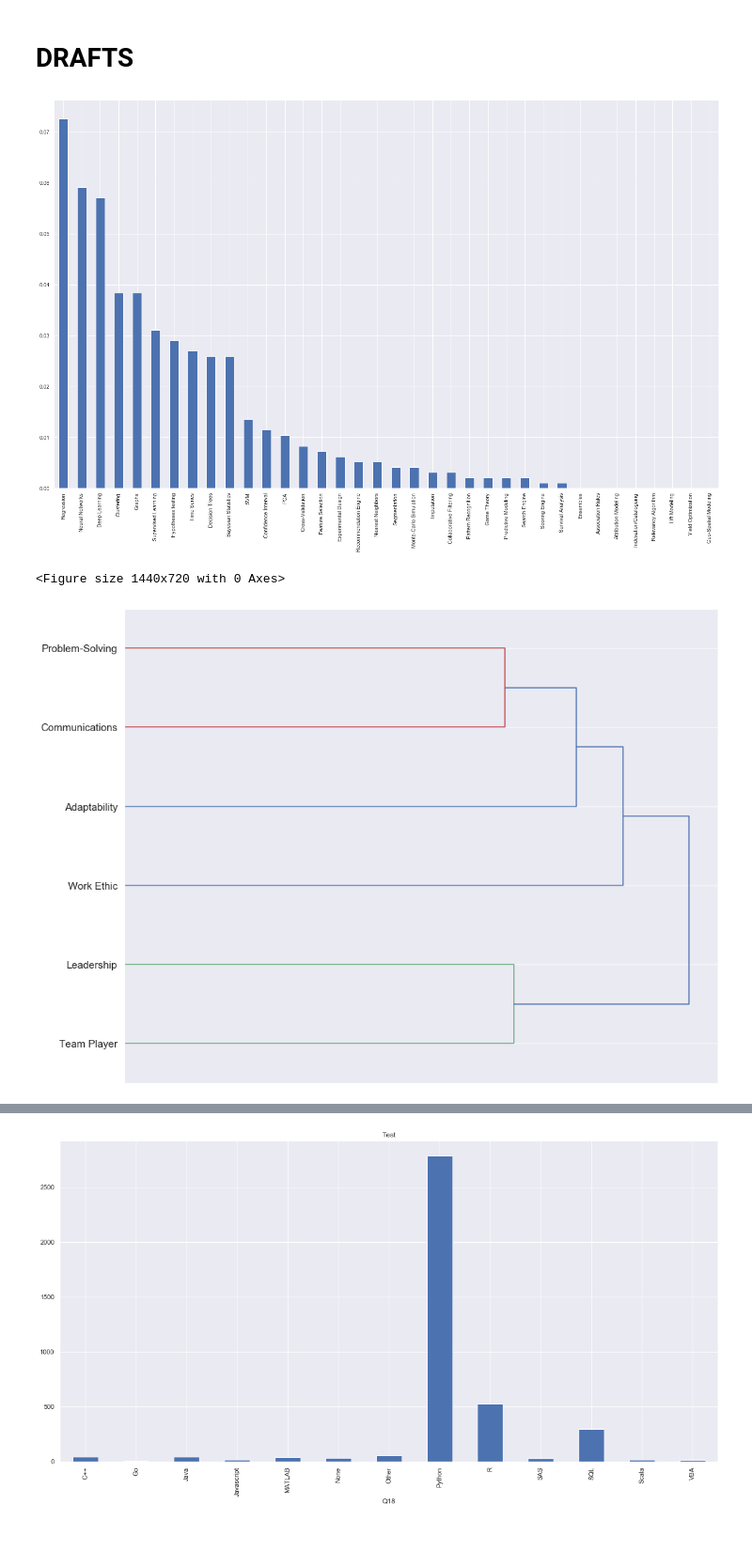
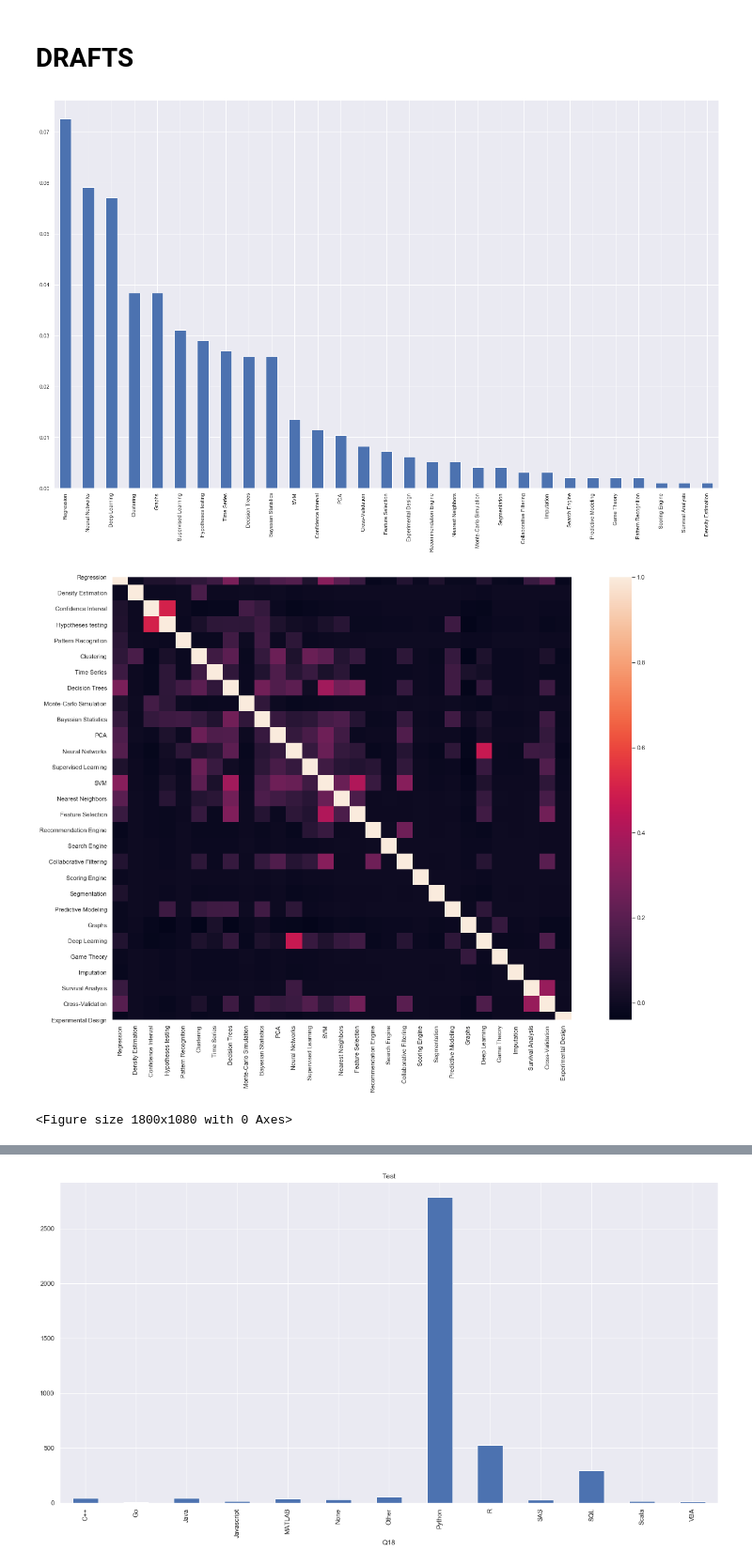
Before and after one commit to kai-wren/Intro2DS, a Jupyter notebook: Mykhaylo_Manukian_Project.ipynb, the cells around one changed output, grey strips where cells are left out. Shown at 94% size. Saved outputs shown, nothing was run; the diff lists cells and outputs as text; code cells hidden in the pictures; blank space fills up the shorter version.

Commit message:
Working on coursera skills

```diff
--- a/Mykhaylo_Manukian_Project.ipynb
+++ b/Mykhaylo_Manukian_Project.ipynb
@@ -54,10 +54,10 @@ job_ds.head()
 # %% [markdown]
 Loading datasets for different online courses from Coursera, Udemy and edX. Datasets provided by team mates Elizaveta and Kateryna. Since all data sources has own labels and different structure I will need to perform some renaming.
 # %%
-cousera_ds = pd.read_csv('https://raw.githubusercontent.com/kai-wren/Intro2DS/master/courses%20-%20cousera_cleaned_skills.csv',
+coursera_ds = pd.read_csv('https://raw.githubusercontent.com/kai-wren/Intro2DS/master/courses%20-%20cousera_cleaned_skills.csv',
                         header=None)
 
-cousera_ds = cousera_ds.rename(columns={0: 'Course Name', 1: 'Rating', 2: 'Provider', 3: 'Skills', 4: 'Link'})
+coursera_ds = coursera_ds.rename(columns={0: 'Course Name', 1: 'Rating', 2: 'Provider', 3: 'Skills', 4: 'Link'})
 
 udemy_ds = pd.read_csv('https://raw.githubusercontent.com/kai-wren/Intro2DS/master/courses%20-%20udemy_courses%20(1).csv',
                       header=None)
@@ -69,7 +69,7 @@ edx_ds = pd.read_csv('https://raw.githubusercontent.com/kai-wren/Intro2DS/master
 edx_ds = edx_ds.rename(columns={'url': 'Link', 'name': 'Course Name', 'Organization': 'Provider',
                                 'About this course': 'Skills', 'What you\'ll learn': 'Additional skills'})
 
-frames = [cousera_ds, udemy_ds, edx_ds]
+frames = [coursera_ds, udemy_ds, edx_ds]
 courses_ds = pd.concat(frames, sort=False)
 courses_ds = courses_ds.drop_duplicates() #dropping duplicates since those are exist in some datasets
 courses_ds.head()
@@ -152,14 +152,14 @@ def prepare_skills (key):
 
     if key == 'DS_algo':
         skills['Regression'] = ['linear regression', 'logistic regression', 'jackknife regression']
-#         skills['Density Estimation'] = ['density estimation']
+        skills['Density Estimation'] = ['density estimation']
         skills['Confidence Interval'] = ['confidence interval']
         skills['Hypotheses testing'] = ['test of hypotheses', 'hypothesis testing']
         skills['Pattern Recognition'] = ['pattern recognition']
         skills['Clustering'] = ['clustering']
         skills['Time Series'] = ['time series']
         skills['Decision Trees'] = ['decision tree']
-#         skills['Random Numbers'] = ['random numbers']
+        skills['Random Numbers'] = ['random numbers']
         skills['Monte-Carlo Simulation'] = ['monte-carlo simulation', 'monte-carlo', 'carlo']
         skills['Bayesian Statistics'] = ['bayesian statistics', 'bayes', 'bayesian method', 'naive bayes']
         skills['PCA'] = ['principal component analysis', 'pca']
@@ -175,8 +175,8 @@ def prepare_skills (key):
         skills['Search Engine'] = ['search engine']
         skills['Attribution Modeling'] = ['attribution modeling']
         skills['Collaborative Filtering'] = ['collaborative filtering']
-#         skills['Rule System'] = ['rule system', 'rules system']
-#         skills['Linkage Analysis'] = ['linkage analysis']
+        skills['Rule System'] = ['rule system', 'rules system']
+        skills['Linkage Analysis'] = ['linkage analysis']
         skills['Association Rules'] = ['association rules']
         skills['Scoring Engine'] = ['scoring engine', 'scoring']
         skills['Segmentation'] = ['segmentation']
@@ -186,11 +186,11 @@ def prepare_skills (key):
         skills['Game Theory'] = ['game theory']
         skills['Imputation'] = ['imputation']
         skills['Survival Analysis'] = ['survival analysis']
-#         skills['Arbitrage'] = ['arbitrage']
+        skills['Arbitrage'] = ['arbitrage']
         skills['Lift Modeling'] = ['lift modeling', 'lift']
         skills['Yield Optimization'] = ['yield optimization']
         skills['Cross-Validation'] = ['cross-validation', 'cross validation']
-#         skills['Model Fitting'] = ['model fitting', 'fit to model', 'model fit']
+        skills['Model Fitting'] = ['model fitting', 'fit to model', 'model fit']
         skills['Relevancy Algorithm'] = ['relevancy algorithm', 'relevancy']
         skills['Experimental Design'] = ['experimental design']
 
@@ -393,40 +397,41 @@ plt.show()
 [figure]
 # %% [markdown]
 # DRAFTS
-# %%
-ds_skills=prepare_skills('DS_algo')
-
-ds_courses_res=get_skills(courses_ds['Skills'].astype(dtype=str), ds_skills)
-
-ds_courses_df = pd.DataFrame(ds_courses_res).apply(pd.to_numeric)
-
-plt.figure(figsize=(25,15))
-ds_courses_df.mean().sort_values(ascending=False).plot.bar()
-plt.show()
-# %% [output]
-[figure, removed]
 # %%
-plt.figure(figsize=(20,10))
-# sns.pairplot(df.apply(pd.to_numeric)[df.apply(pd.to_numeric) < df.apply(pd.to_numeric).mean()].corr())
+ds_skills=prepare_skills('DS_algo')
+
+ds_courses_res=get_skills(courses_ds['Skills'].astype(dtype=str), ds_skills)
+
+ds_courses_df = pd.DataFrame(ds_courses_res).apply(pd.to_numeric)
+
+ds_courses_df = ds_courses_df[ds_courses_df.columns[ds_courses_df.sum() != 0]]
+
+plt.figure(figsize=(25,15))
+ds_courses_df.mean().sort_values(ascending=False).plot.bar()
 plt.show()
 
-mean = np.mean(df.apply(pd.to_numeric).mean())
-reduced_df = df.apply(pd.to_numeric)
-# .drop(reduced_df.mean() < mean)
+# ds_courses_threshold = np.quantile(soft_df.mean(), 0.25)
 
-reduced_df1 = reduced_df[reduced_df.columns[reduced_df.mean() > mean]]
 
-# reduced_df1.mean().sort_values(ascending=False).plot.bar()
+plt.figure(figsize=(25,15))
+cor = ds_courses_df.corr() #Calculate the correlation of the above variables
+sns.heatmap(cor, square = True) #Plot the correlation as heat map
+plt.show()
 
-# fig = plt.figure(figsize=(30,16))
-# ax1 = fig.add_axes([0.1,0.1,0.4,0.6])
-# X=reduced_df1.corr()
-# Z=sch.linkage(X, 'ward')
-# dend = sch.dendrogram(Z, orientation='right', leaf_font_size=15)
-# labels = X.index[dend['leaves']]
-# ax1.set_xticks([])
-# ax1.set_yticklabels(labels)
-# plt.show()
+plt.figure(figsize=(25,15))
+sns.clustermap(ds_courses_df.corr(), method="single", robust=True)
+plt.show()
+
+fig = plt.figure(figsize=(30,16))
+ax1 = fig.add_axes([0.1,0.1,0.4,0.6])
+X=ds_courses_df.corr()
+Z=sch.linkage(X, 'ward')
+dend = sch.dendrogram(Z, orientation='right', leaf_font_size=15)
+labels = X.index[dend['leaves']]
+ax1.set_xticks([])
+ax1.set_yticklabels(labels)
+plt.show()
 # %% [output]
+[figure, new version]
+[figure, added]
-<Figure size 1440x720 with 0 Axes>
+<Figure size 1800x1080 with 0 Axes>
-[figure, old version]
```
Also changed, not shown: parts of 5 cells of this notebook, 1 other file.
